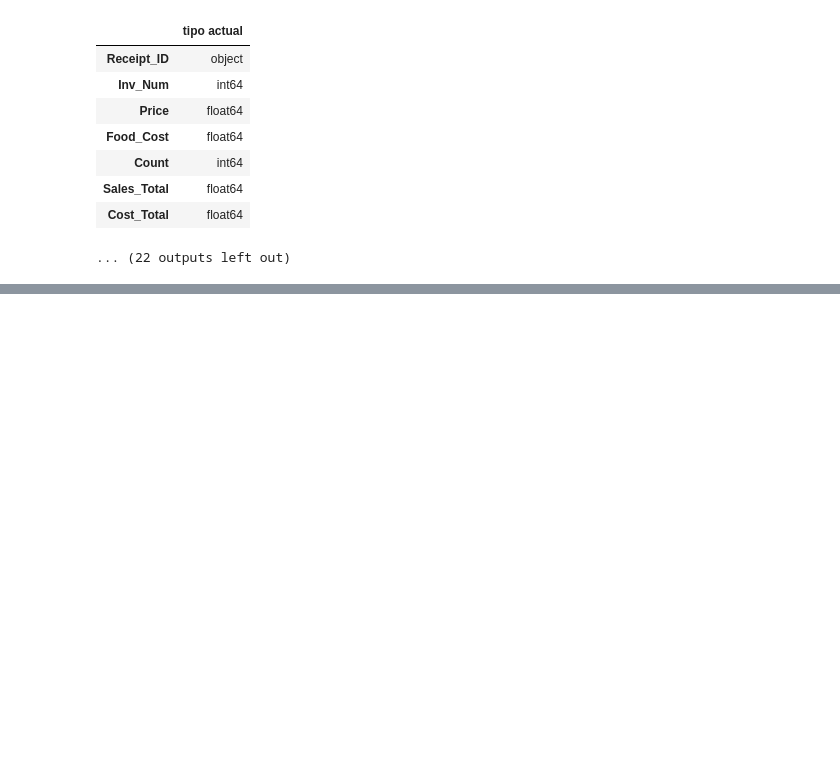
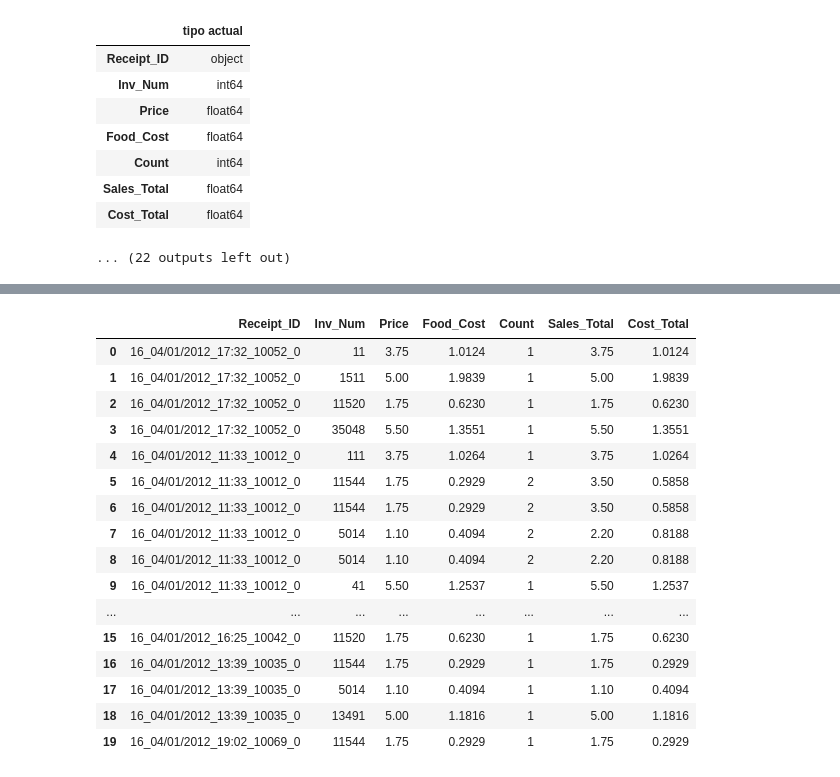
Before and after one commit to AllanVCh/food_service_kpi_analysis, a Jupyter notebook: Notebooks/exploracion_limpieza_dataset.ipynb, the cells around one changed output, grey strips where cells are left out. Saved outputs shown, nothing was run; the diff lists cells and outputs as text; code cells hidden in the pictures; blank space fills up the shorter version.

Commit message:
Identificando duplicados y candidatas a clave primaria

```diff
--- a/Notebooks/exploracion_limpieza_dataset.ipynb
+++ b/Notebooks/exploracion_limpieza_dataset.ipynb
@@ -178,3 +178,20 @@ Tabla: Item_on_receipt
 | Sales_Total | float64 |
 | Cost_Total | float64 |
 ... (22 outputs left out)
+# %%
+#identificamos posibles duplicados
+duplicate_report = []
+
+for name, df in datasets.items():
+    duplicate_report.append({
+        "tabla":name,
+        "filas":len(df),
+        "duplicados_numero":int(df.duplicated().sum()),
+        "duplicados_porcentaje":round(
+            df.duplicated().mean()*100,4
+        )
+    })
+
+duplicated_df = pd.DataFrame(duplicate_report)
+
+display(duplicated_df)
@@ -180,0 +211,22 @@ Tabla: Item_on_receipt
+# %%
+for name, df in datasets.items():
+    if name == 'Item_on_receipt':
+        display(df.head(20))
+# %% [output]
+|  | Receipt_ID | Inv_Num | Price | Food_Cost | Count | Sales_Total | Cost_Total |
+| 0 | 16_04/01/2012_17:32_10052_0 | 11 | 3.75 | 1.0124 | 1 | 3.75 | 1.0124 |
+| 1 | 16_04/01/2012_17:32_10052_0 | 1511 | 5.00 | 1.9839 | 1 | 5.00 | 1.9839 |
+| 2 | 16_04/01/2012_17:32_10052_0 | 11520 | 1.75 | 0.6230 | 1 | 1.75 | 0.6230 |
+| 3 | 16_04/01/2012_17:32_10052_0 | 35048 | 5.50 | 1.3551 | 1 | 5.50 | 1.3551 |
+| 4 | 16_04/01/2012_11:33_10012_0 | 111 | 3.75 | 1.0264 | 1 | 3.75 | 1.0264 |
+| 5 | 16_04/01/2012_11:33_10012_0 | 11544 | 1.75 | 0.2929 | 2 | 3.50 | 0.5858 |
+| 6 | 16_04/01/2012_11:33_10012_0 | 11544 | 1.75 | 0.2929 | 2 | 3.50 | 0.5858 |
+| 7 | 16_04/01/2012_11:33_10012_0 | 5014 | 1.10 | 0.4094 | 2 | 2.20 | 0.8188 |
+| 8 | 16_04/01/2012_11:33_10012_0 | 5014 | 1.10 | 0.4094 | 2 | 2.20 | 0.8188 |
+| 9 | 16_04/01/2012_11:33_10012_0 | 41 | 5.50 | 1.2537 | 1 | 5.50 | 1.2537 |
+| ... | ... | ... | ... | ... | ... | ... | ... |
+| 15 | 16_04/01/2012_16:25_10042_0 | 11520 | 1.75 | 0.6230 | 1 | 1.75 | 0.6230 |
+| 16 | 16_04/01/2012_13:39_10035_0 | 11544 | 1.75 | 0.2929 | 1 | 1.75 | 0.2929 |
+| 17 | 16_04/01/2012_13:39_10035_0 | 5014 | 1.10 | 0.4094 | 1 | 1.10 | 0.4094 |
+| 18 | 16_04/01/2012_13:39_10035_0 | 13491 | 5.00 | 1.1816 | 1 | 5.00 | 1.1816 |
+| 19 | 16_04/01/2012_19:02_10069_0 | 11544 | 1.75 | 0.2929 | 1 | 1.75 | 0.2929 |
```
Also changed, not shown: parts of 3 cells of this notebook.
